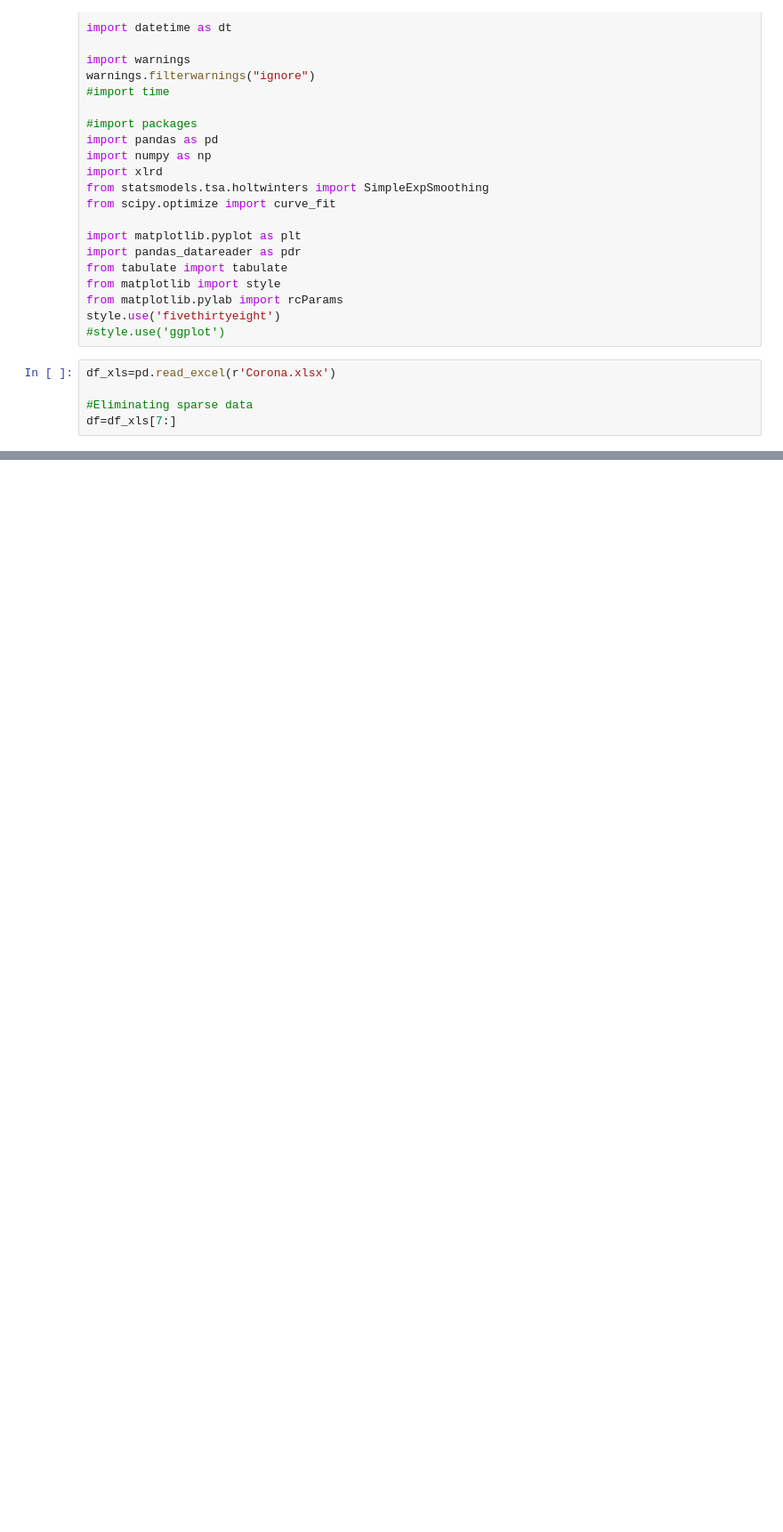
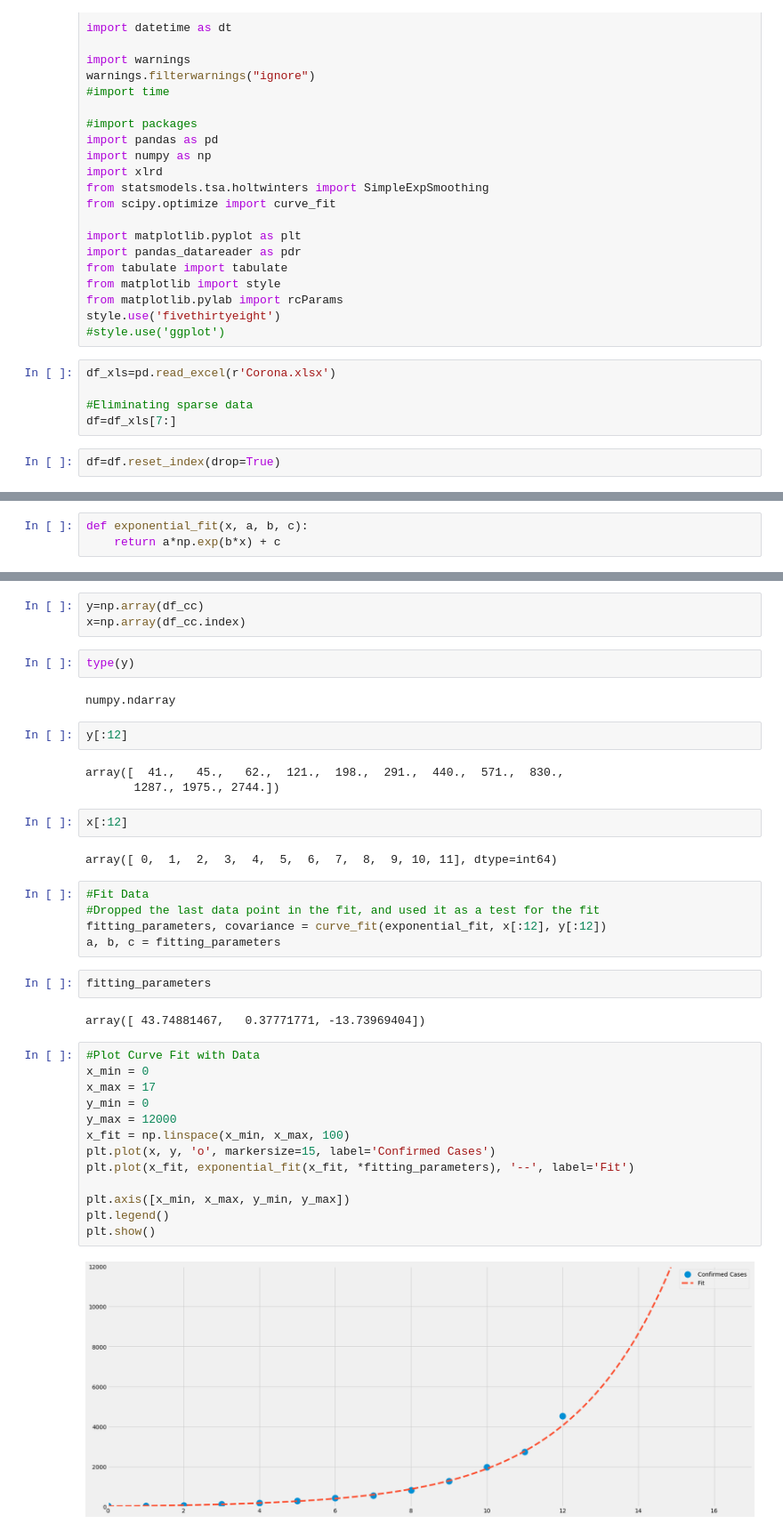
Before and after one commit to smtexas99/ncov19, a Jupyter notebook: ncov2019.ipynb, the cells around one changed output, grey strips where cells are left out. Shown at 89% size. Cells and saved outputs as stored; diff of their text form; blank space fills up the shorter version.

```diff
--- a/ncov2019.ipynb
+++ b/ncov2019.ipynb
@@ -35,4 +35,6 @@ df_xls=pd.read_excel(r'Corona.xlsx')
 
 #Eliminating sparse data
 df=df_xls[7:]
+# %%
+df=df.reset_index(drop=True)
 # %%
@@ -61,0 +82,3 @@ df_d.plot()
+# %%
+def exponential_fit(x, a, b, c):
+    return a*np.exp(b*x) + c
@@ -61,0 +106,40 @@ df_d.plot()
+# %%
+y=np.array(df_cc)
+x=np.array(df_cc.index)
+# %%
+type(y)
+# %% [output]
+numpy.ndarray
+# %%
+y[:12]
+# %% [output]
+array([  41.,   45.,   62.,  121.,  198.,  291.,  440.,  571.,  830.,
+       1287., 1975., 2744.])
+# %%
+x[:12]
+# %% [output]
+array([ 0,  1,  2,  3,  4,  5,  6,  7,  8,  9, 10, 11], dtype=int64)
+# %%
+#Fit Data
+#Dropped the last data point in the fit, and used it as a test for the fit
+fitting_parameters, covariance = curve_fit(exponential_fit, x[:12], y[:12])
+a, b, c = fitting_parameters
+# %%
+fitting_parameters
+# %% [output]
+array([ 43.74881467,   0.37771771, -13.73969404])
+# %%
+#Plot Curve Fit with Data
+x_min = 0
+x_max = 17
+y_min = 0
+y_max = 12000
+x_fit = np.linspace(x_min, x_max, 100)
+plt.plot(x, y, 'o', markersize=15, label='Confirmed Cases')
+plt.plot(x_fit, exponential_fit(x_fit, *fitting_parameters), '--', label='Fit')
+
+plt.axis([x_min, x_max, y_min, y_max])
+plt.legend()
+plt.show()
+# %% [output]
+[figure, added]
```
Also changed, not shown: parts of 7 cells of this notebook.
